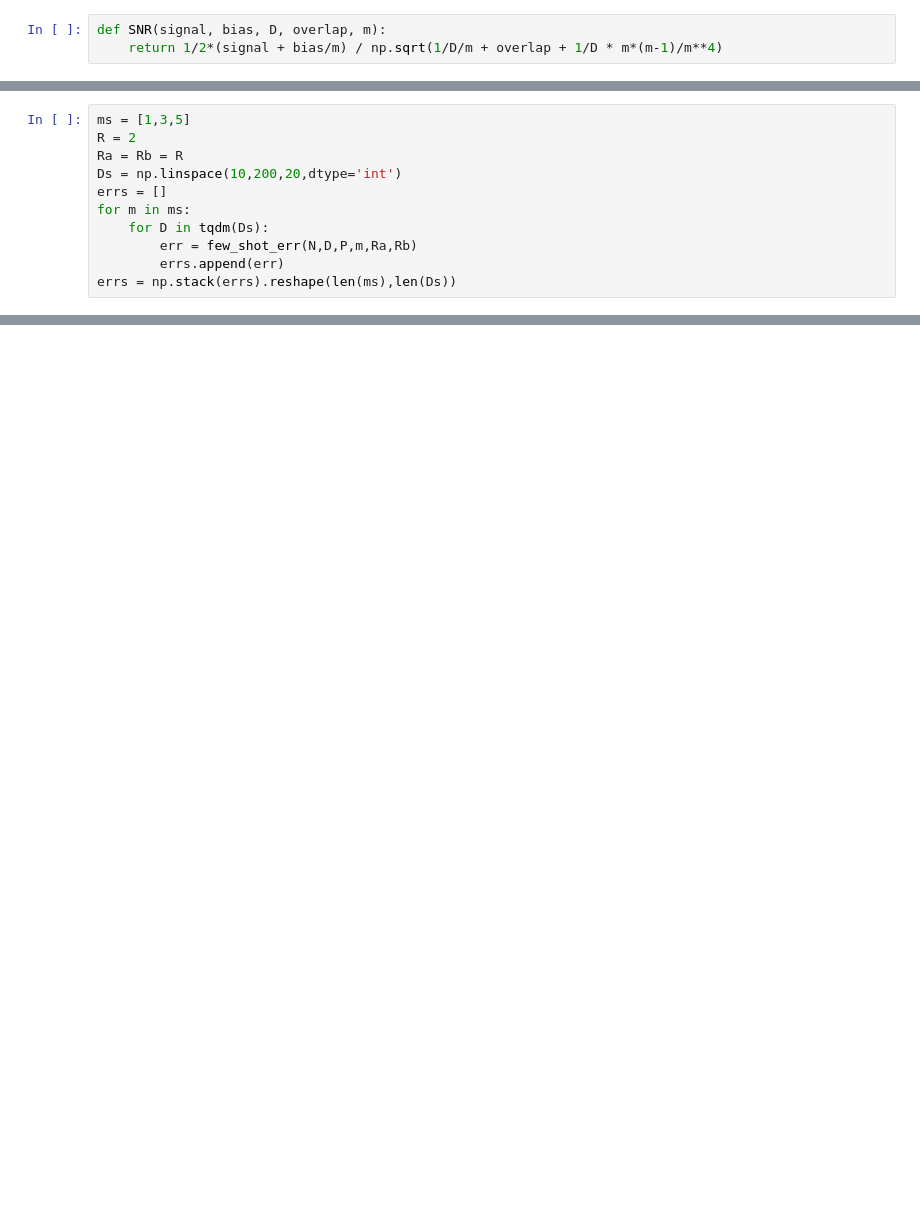
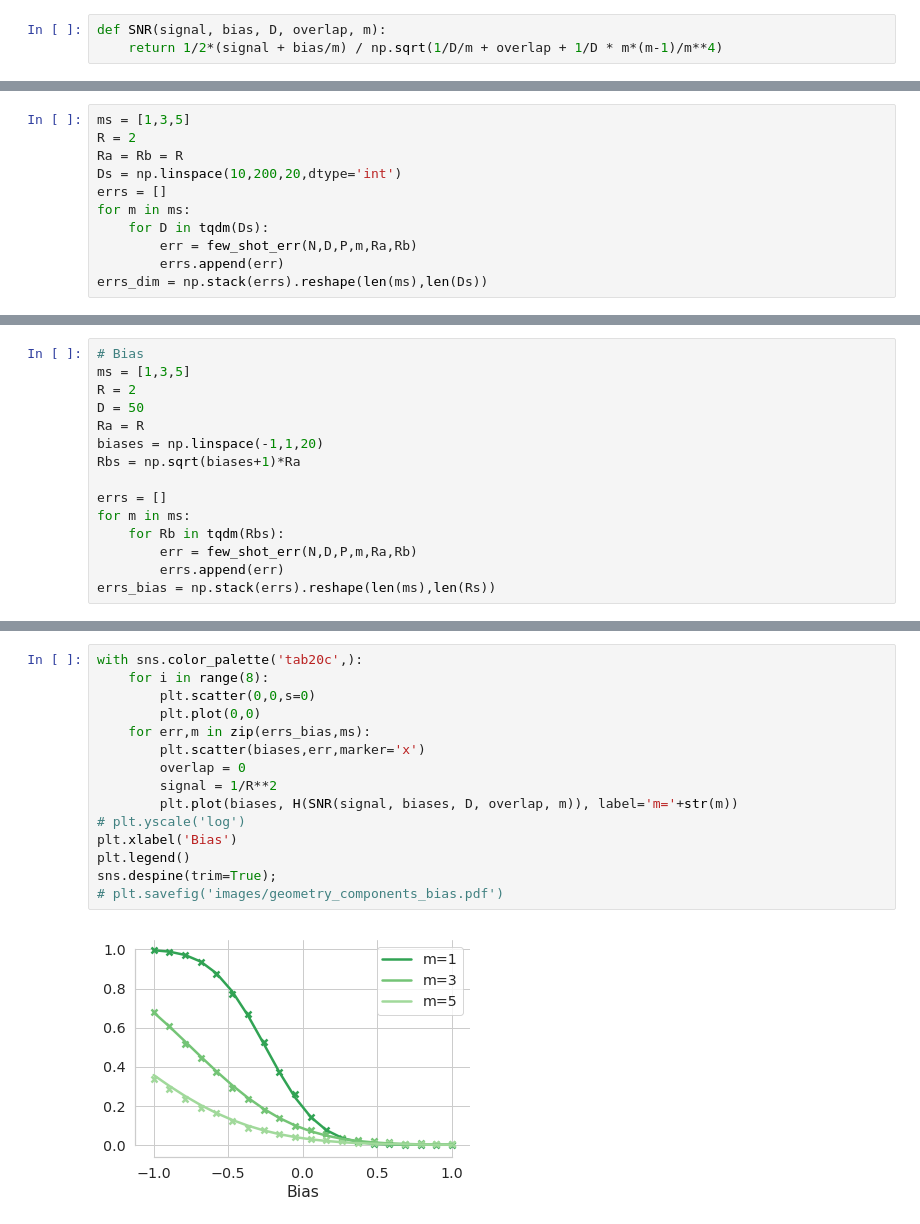
Before and after one commit to bsorsch/geometry-fewshot-learning, a Jupyter notebook: Synthetic experiments.ipynb, the cells around one changed output, grey strips where cells are left out. Cells and saved outputs as stored; diff of their text form; blank space fills up the shorter version.

```diff
--- a/Synthetic experiments.ipynb
+++ b/Synthetic experiments.ipynb
@@ -94,7 +102,7 @@ for m in ms:
     for D in tqdm(Ds):
         err = few_shot_err(N,D,P,m,Ra,Rb)
         errs.append(err)
-errs = np.stack(errs).reshape(len(ms),len(Ds))
+errs_dim = np.stack(errs).reshape(len(ms),len(Ds))
 # %% [output]
 [interactive output not drawn]
 [interactive output not drawn]
@@ -117,0 +128,15 @@ Text(0.5, 0, 'D')
+# %%
+# Bias
+ms = [1,3,5]
+R = 2
+D = 50
+Ra = R
+biases = np.linspace(-1,1,20)
+Rbs = np.sqrt(biases+1)*Ra
+
+errs = []
+for m in ms:
+    for Rb in tqdm(Rbs):
+        err = few_shot_err(N,D,P,m,Ra,Rb)
+        errs.append(err)
+errs_bias = np.stack(errs).reshape(len(ms),len(Rs))
@@ -117,0 +147,17 @@ Text(0.5, 0, 'D')
+# %%
+with sns.color_palette('tab20c',):
+    for i in range(8):
+        plt.scatter(0,0,s=0)
+        plt.plot(0,0)
+    for err,m in zip(errs_bias,ms):
+        plt.scatter(biases,err,marker='x')
+        overlap = 0
+        signal = 1/R**2
+        plt.plot(biases, H(SNR(signal, biases, D, overlap, m)), label='m='+str(m))
+# plt.yscale('log')
+plt.xlabel('Bias')
+plt.legend()
+sns.despine(trim=True);
+# plt.savefig('images/geometry_components_bias.pdf')
+# %% [output]
+[figure, added]
```
Also changed, not shown: parts of 13 cells of this notebook.
